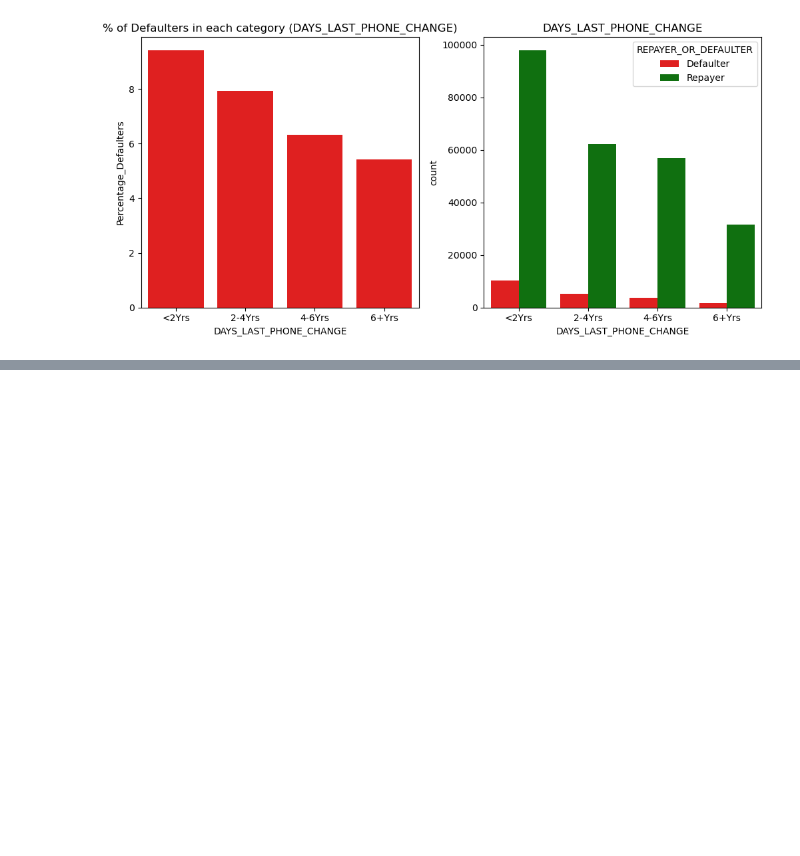
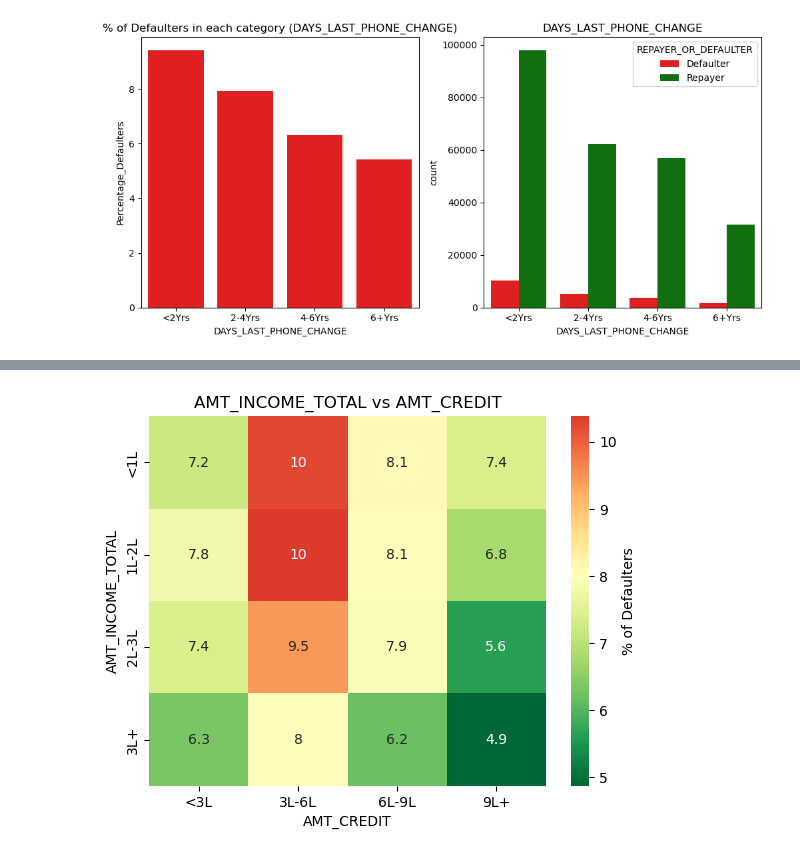
Before and after one commit to Punya-B-R/loan-approval-risk-analysis, a Jupyter notebook: Bank-Loan.ipynb, the cells around one changed output, grey strips where cells are left out. Cells and saved outputs as stored; diff of their text form; code cells hidden in the pictures; blank space fills up the shorter version.

```diff
--- a/Bank-Loan.ipynb
+++ b/Bank-Loan.ipynb
@@ -456,0 +471,4 @@ app_univariate_categorical('DAYS_LAST_PHONE_CHANGE')
+# %%
+app_heatmap('AMT_INCOME_TOTAL', 'AMT_CREDIT')
+# %% [output]
+[figure, added]
```
Also changed, not shown: parts of 5 cells of this notebook.
